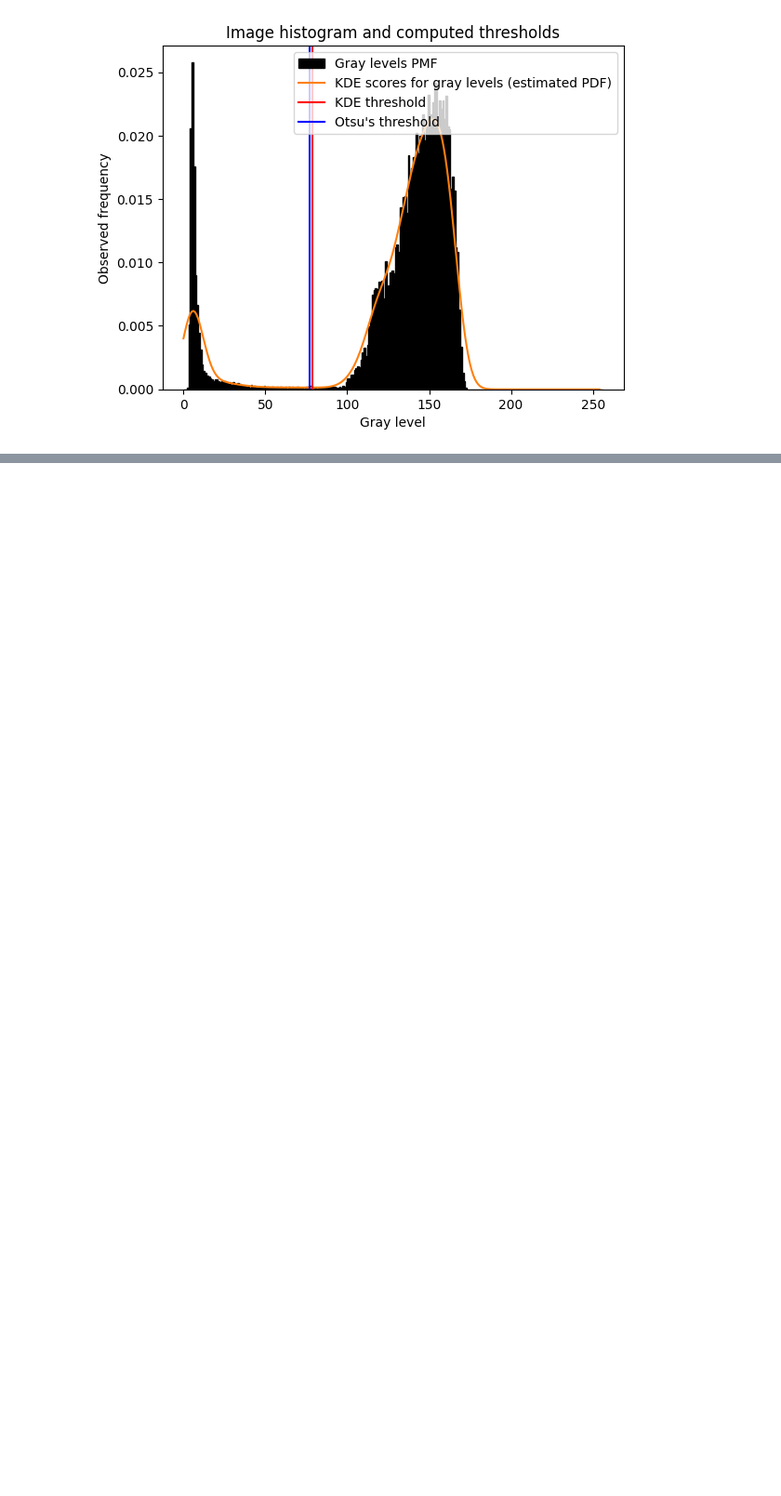
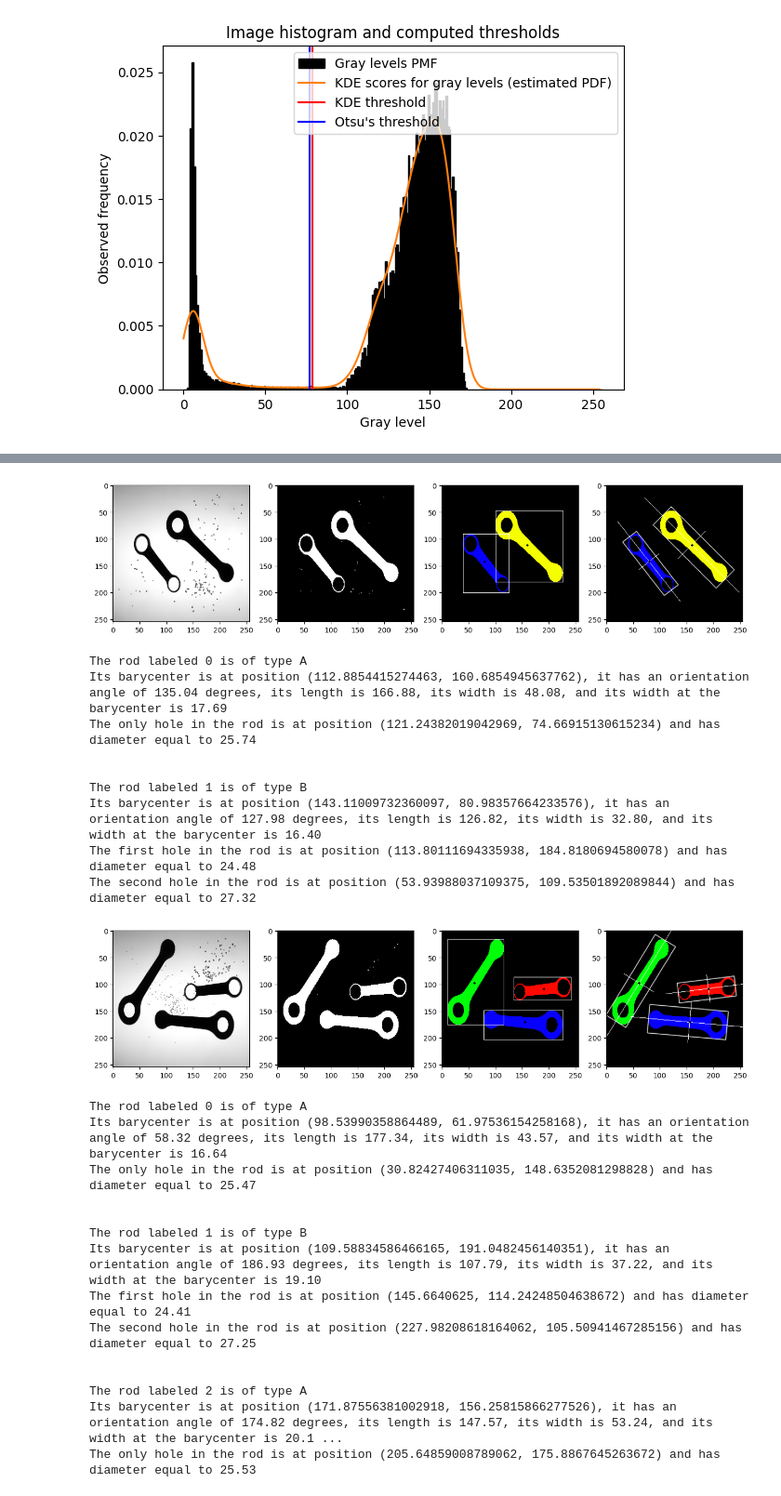
Before and after one commit to MrCr4ft/IPCV_Project, a Jupyter notebook: Visual Inspection of Motorcycle Connecting Rods.ipynb, the cells around one changed output, grey strips where cells are left out. Shown at 93% size. Cells and saved outputs as stored; diff of their text form; code cells hidden in the pictures; blank space fills up the shorter version.

```diff
--- a/Visual Inspection of Motorcycle Connecting Rods.ipynb
+++ b/Visual Inspection of Motorcycle Connecting Rods.ipynb
@@ -582,0 +175,29 @@ The second hole in the rod is at position (34.29117202758789, 106.00048828125) a
+# %%
+for img_name in TASK_IMGLIST['TASK_2_3']:
+    pipeline(IMAGES[img_name], True)
+# %% [output]
+[figure, added]
+The rod labeled 0 is of type A
+Its barycenter is at position (112.8854415274463, 160.6854945637762), it has an orientation angle of 135.04 degrees, its length is 166.88, its width is 48.08, and its width at the barycenter is 17.69
+The only hole in the rod is at position (121.24382019042969, 74.66915130615234) and has diameter equal to 25.74
+
+
+The rod labeled 1 is of type B
+Its barycenter is at position (143.11009732360097, 80.98357664233576), it has an orientation angle of 127.98 degrees, its length is 126.82, its width is 32.80, and its width at the barycenter is 16.40
+The first hole in the rod is at position (113.80111694335938, 184.8180694580078) and has diameter equal to 24.48
+The second hole in the rod is at position (53.93988037109375, 109.53501892089844) and has diameter equal to 27.32
+[figure, added]
+The rod labeled 0 is of type A
+Its barycenter is at position (98.53990358864489, 61.97536154258168), it has an orientation angle of 58.32 degrees, its length is 177.34, its width is 43.57, and its width at the barycenter is 16.64
+The only hole in the rod is at position (30.82427406311035, 148.6352081298828) and has diameter equal to 25.47
+
+
+The rod labeled 1 is of type B
+Its barycenter is at position (109.58834586466165, 191.0482456140351), it has an orientation angle of 186.93 degrees, its length is 107.79, its width is 37.22, and its width at the barycenter is 19.10
+The first hole in the rod is at position (145.6640625, 114.24248504638672) and has diameter equal to 24.41
+The second hole in the rod is at position (227.98208618164062, 105.50941467285156) and has diameter equal to 27.25
+
+
+The rod labeled 2 is of type A
+Its barycenter is at position (171.87556381002918, 156.25815866277526), it has an orientation angle of 174.82 degrees, its length is 147.57, its width is 53.24, and its width at the barycenter is 20.1 ...
+The only hole in the rod is at position (205.64859008789062, 175.8867645263672) and has diameter equal to 25.53
```
Also changed, not shown: parts of 20 cells of this notebook, 3 other files.
